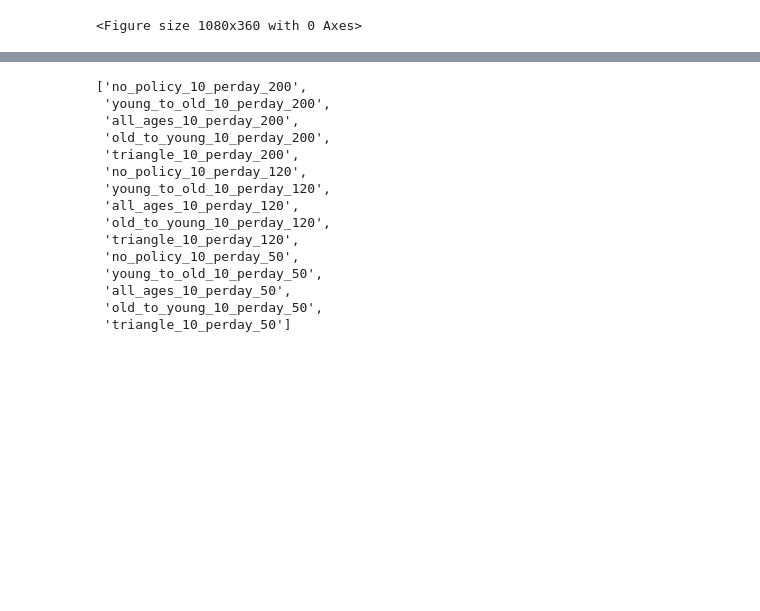
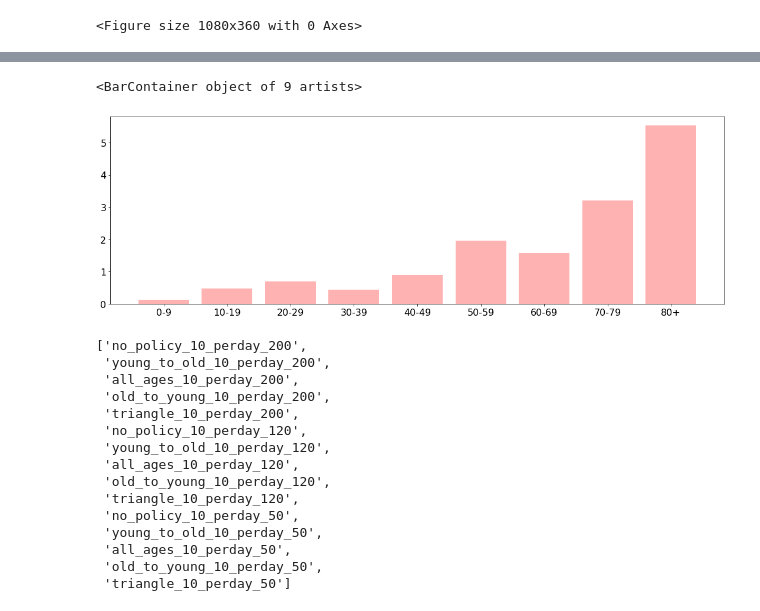
Before and after one commit to CoronaPolicy/prediction_model, a Jupyter notebook: Code_seir/vaccinations/analyze_graph_and_results_vaccinations.ipynb, the cells around one changed output, grey strips where cells are left out. Saved outputs shown, nothing was run; the diff lists cells and outputs as text; code cells hidden in the pictures; blank space fills up the shorter version.

```diff
--- a/Code_seir/vaccinations/analyze_graph_and_results_vaccinations.ipynb
+++ b/Code_seir/vaccinations/analyze_graph_and_results_vaccinations.ipynb
@@ -383,3 +393,18 @@ for i in range(len(all_models)):
+# %%
+model_temp = data['model'][0]
+x_k = []
+y_m = []
+for num, key in enumerate(model_temp.nodeGroupData.keys()):
+    num_nodes = model_temp.nodeGroupData[key]['nodes'].size
+    per_pop = num_nodes/N
+    mean_age = np.mean(model_temp.nodeGroupData[key]['numH_total']/(model_temp.numH_total+1e-5))
+    x_k.append(key)
+    y_m.append((mean_age/per_pop).astype(float))
+model_impact_factors_dict = {x: y for x,y in zip(x_k, y_m)}
+plt.bar(x_k,y_m, color=colors[0], alpha=0.3, label=f"model:{model_names[0]} impact factors")
+# %% [output]
+<BarContainer object of 9 artists>
+[figure, added]
 # %%
 # # N = 10000
 # i_color = 0
```
Also changed, not shown: parts of 1 cell of this notebook, 14 other files.
